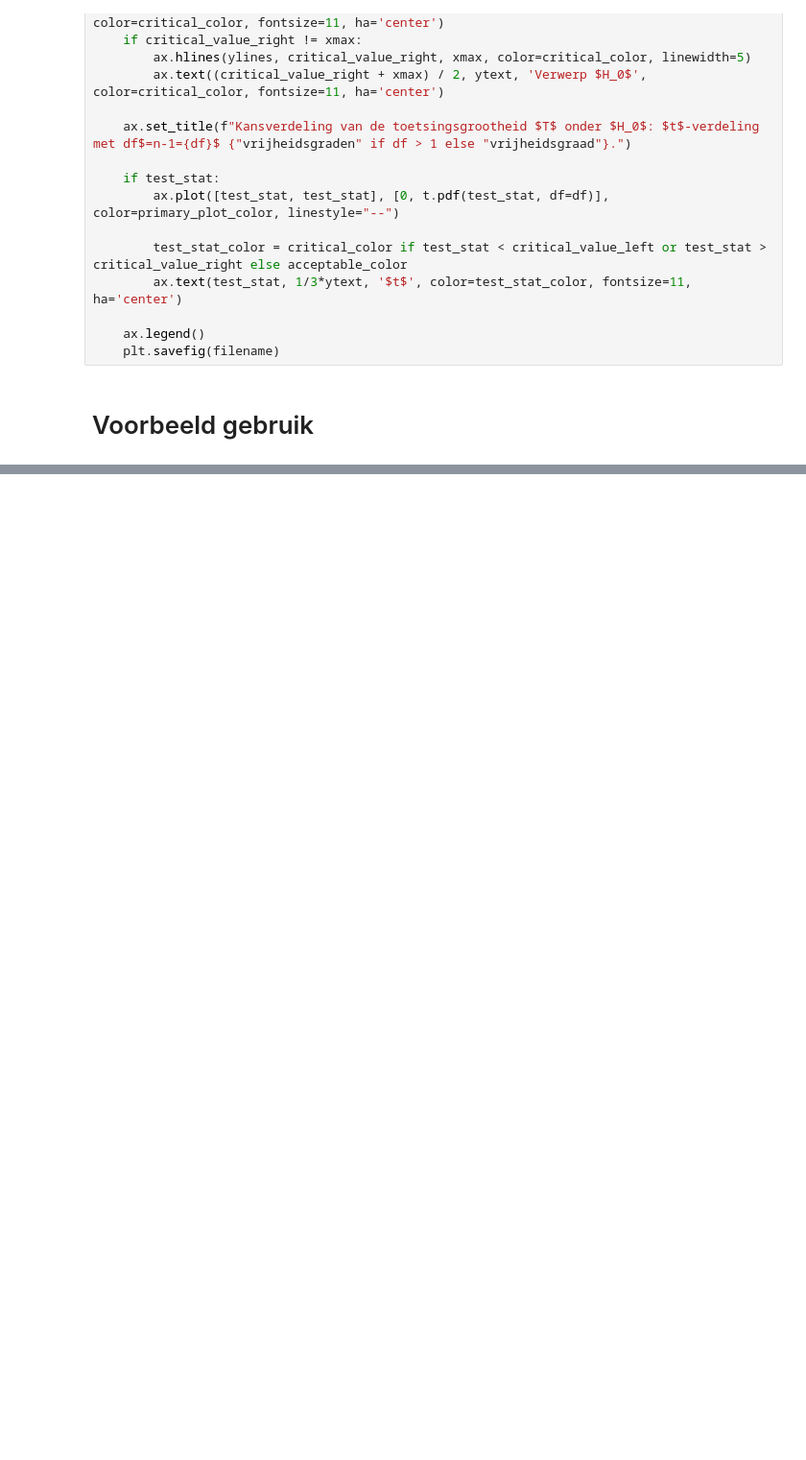
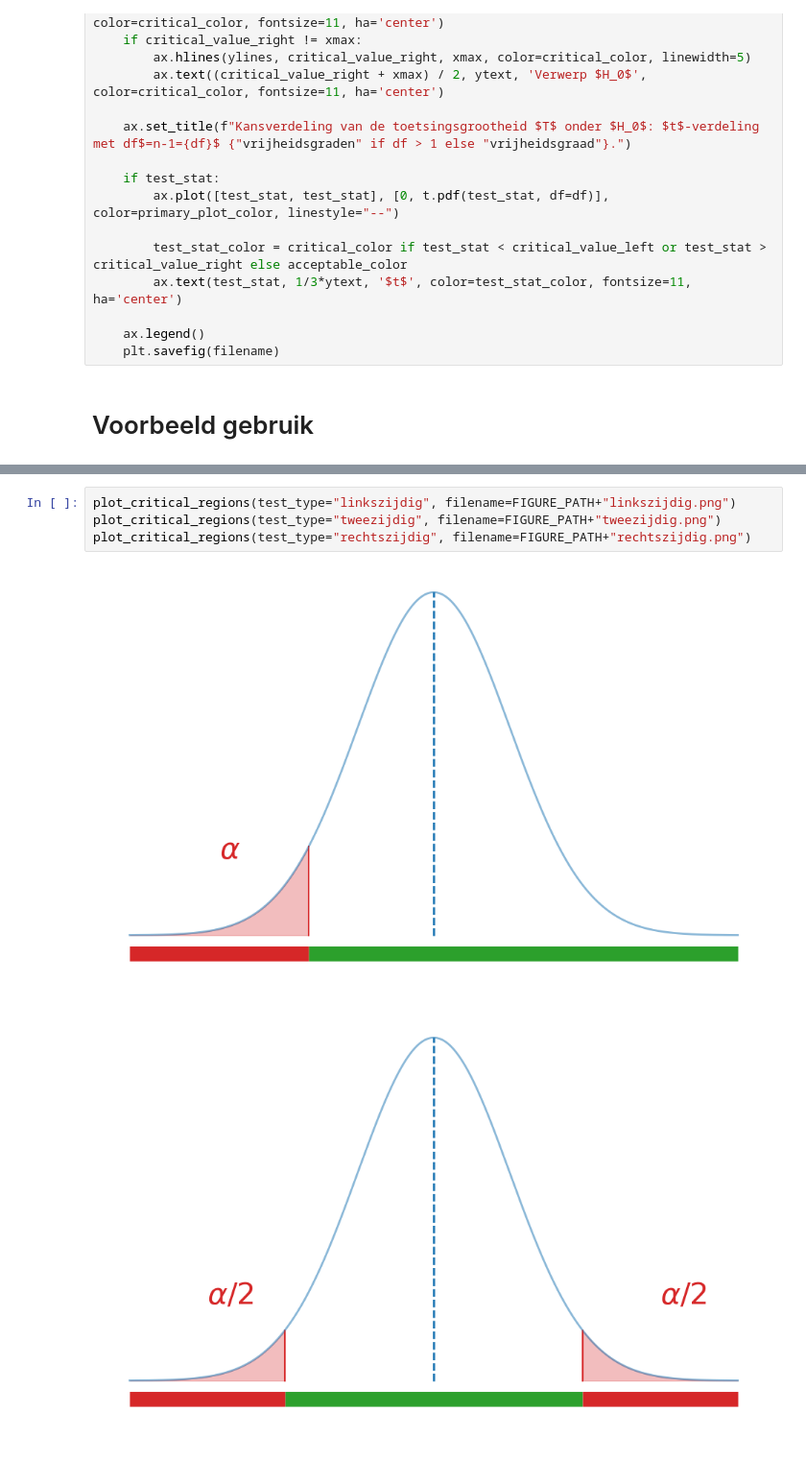
Before and after one commit to DBlom96/Statistiek, a Jupyter notebook: Python/statistics_utils/notebooks/hypothesis_testing.ipynb, the cells around one changed output, grey strips where cells are left out. Shown at 96% size. Saved outputs shown, nothing was run; the diff lists cells and outputs as text; blank space fills up the shorter version.

```diff
--- a/Python/statistics_utils/notebooks/hypothesis_testing.ipynb
+++ b/Python/statistics_utils/notebooks/hypothesis_testing.ipynb
@@ -263,0 +333,7 @@ plot_hypothesis_testing_t(test_type="tweezijdig", mu_0=51, mu_1=None, alpha=0.05
+# %%
+plot_critical_regions(test_type="linkszijdig", filename=FIGURE_PATH+"linkszijdig.png")
+plot_critical_regions(test_type="tweezijdig", filename=FIGURE_PATH+"tweezijdig.png")
+plot_critical_regions(test_type="rechtszijdig", filename=FIGURE_PATH+"rechtszijdig.png")
+# %% [output]
+[figure, added]
+[figure, added]
```
Also changed, not shown: parts of 5 cells of this notebook, 33 other files.
